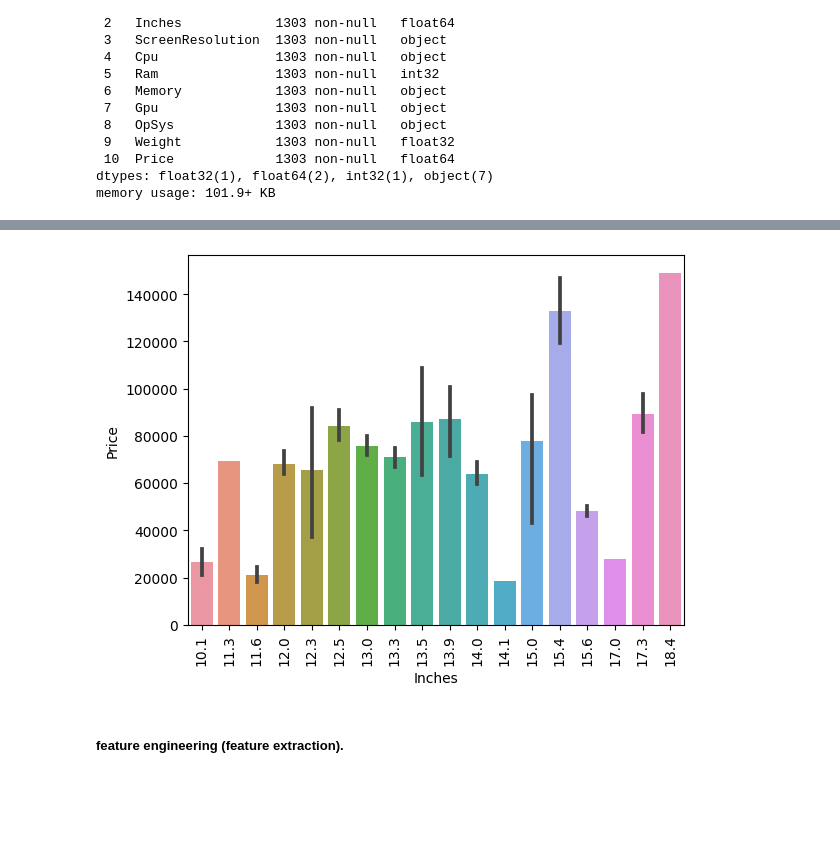
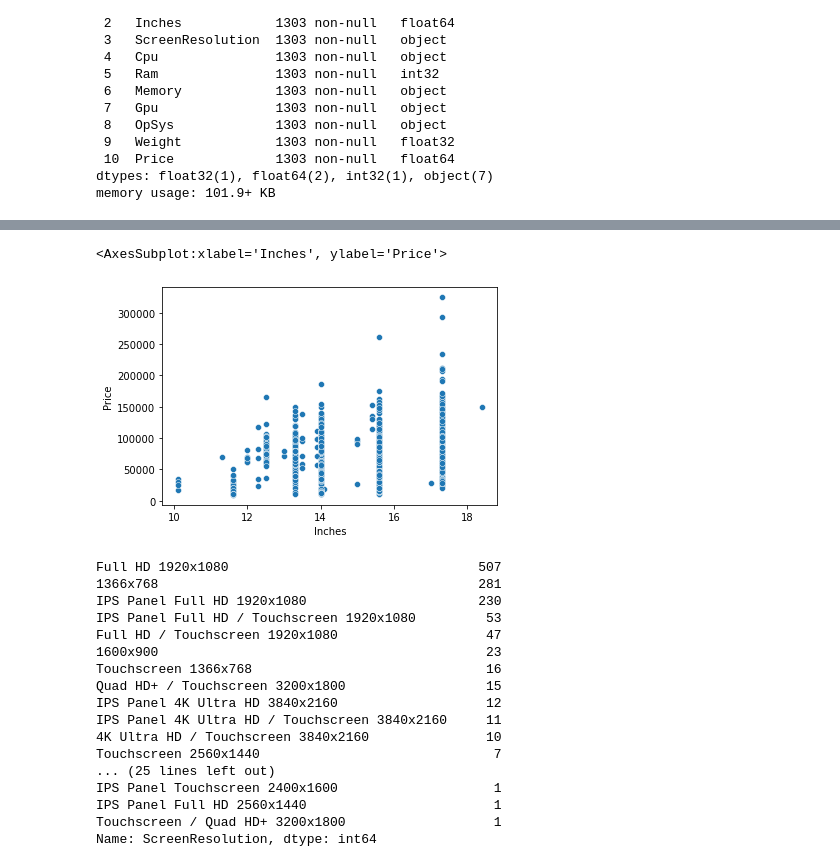
Before and after one commit to Code-KVD/laptopPricePredictor, a Jupyter notebook: script.ipynb, the cells around one changed output, grey strips where cells are left out. Drawn from its saved outputs; the diff is of its cells as text; code cells hidden in the pictures; blank space fills up the shorter version.

```diff
--- a/script.ipynb
+++ b/script.ipynb
@@ -161,8 +143,25 @@ sns.displot(df['Inches'], kde = True)
 # %%
-sns.barplot(x=df['Inches'],y=df['Price'])
-plt.xticks(rotation = 90) # rotating the x labels to make it visible.
-plt.show()
+sns.scatterplot(x=df['Inches'],y=df['Price'])
 # %% [output]
+<AxesSubplot:xlabel='Inches', ylabel='Price'>
-[figure, old version]
+[figure, new version]
-# %% [markdown]
-##### feature engineering (feature extraction).
+# %%
+df['ScreenResolution'].value_counts()
+# %% [output]
+Full HD 1920x1080                                507
+1366x768                                         281
+IPS Panel Full HD 1920x1080                      230
+IPS Panel Full HD / Touchscreen 1920x1080         53
+Full HD / Touchscreen 1920x1080                   47
+1600x900                                          23
+Touchscreen 1366x768                              16
+Quad HD+ / Touchscreen 3200x1800                  15
+IPS Panel 4K Ultra HD 3840x2160                   12
+IPS Panel 4K Ultra HD / Touchscreen 3840x2160     11
+4K Ultra HD / Touchscreen 3840x2160               10
+Touchscreen 2560x1440                              7
+... (25 lines left out)
+IPS Panel Touchscreen 2400x1600                    1
+IPS Panel Full HD 2560x1440                        1
+Touchscreen / Quad HD+ 3200x1800                   1
+Name: ScreenResolution, dtype: int64
```
Also changed, not shown: parts of 138 cells of this notebook.
